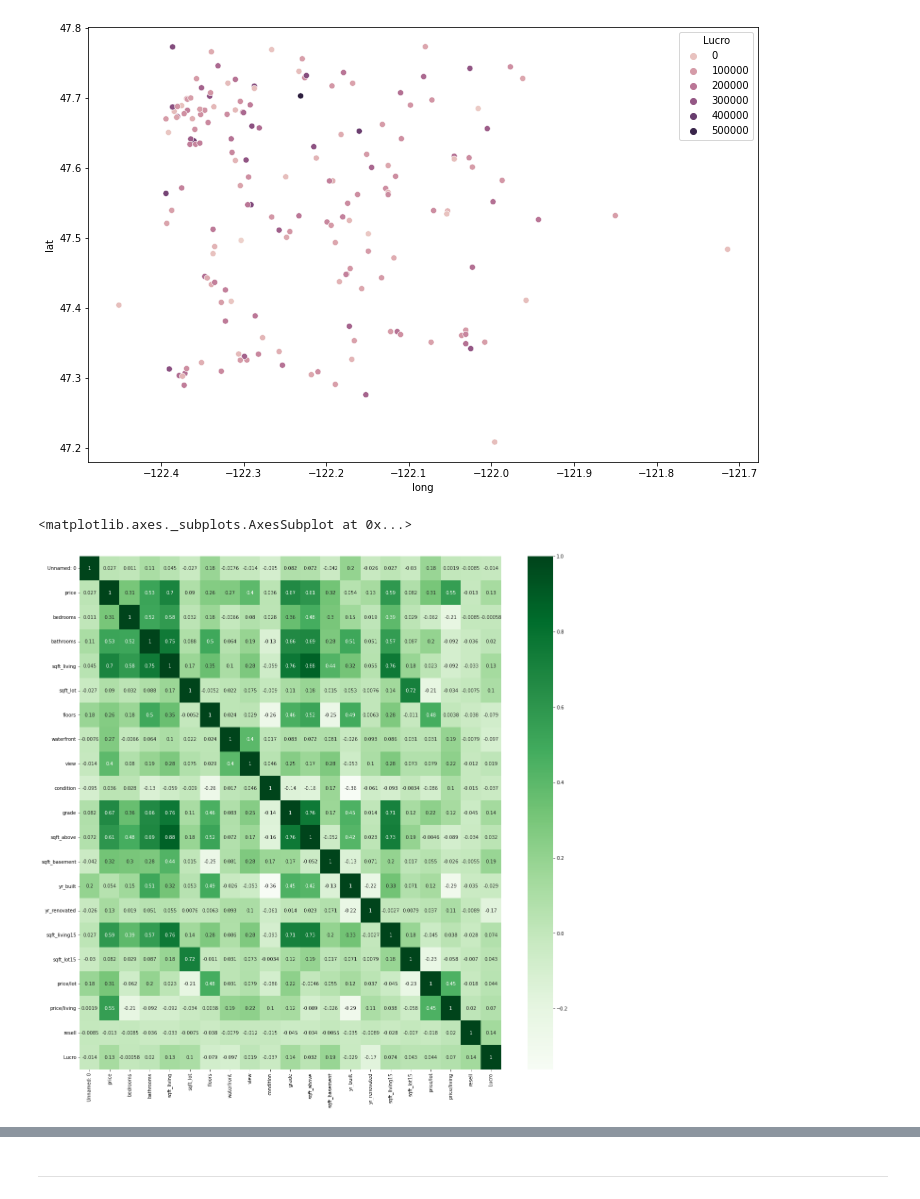
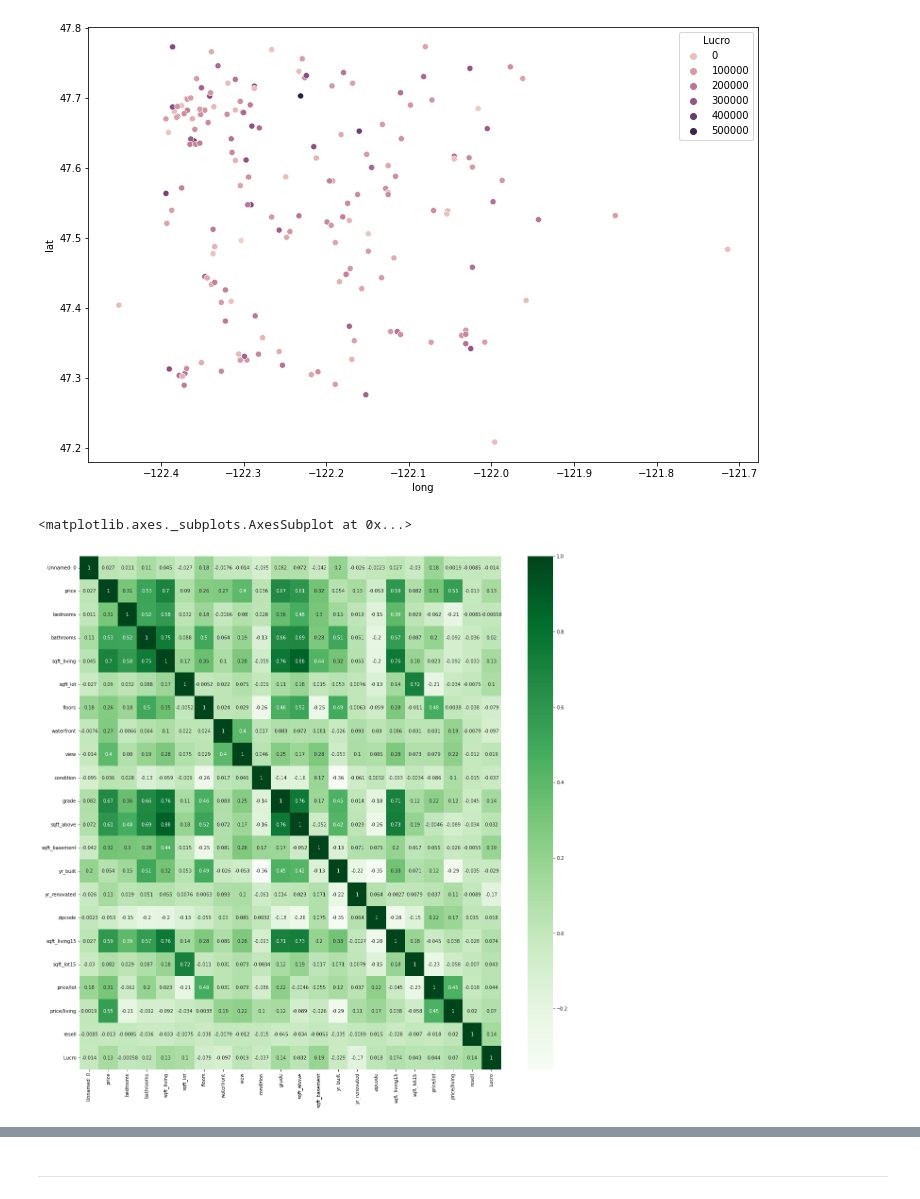
Before and after one commit to grupo21dex/deliverable-1, a Jupyter notebook: Deliverable_1_grupo_21.ipynb, the cells around one changed output, grey strips where cells are left out. Drawn from its saved outputs; the diff is of its cells as text; code cells hidden in the pictures.

```diff
--- a/Deliverable_1_grupo_21.ipynb
+++ b/Deliverable_1_grupo_21.ipynb
@@ -338,7 +342,7 @@ sns.scatterplot(x='long',y='lat',data=df_lucro,hue='Lucro')
 [figure]
 # %%
 plt.figure(figsize = (20,20))
-sns.heatmap(df_lucro.drop(['id','zipcode','lat','long','Ano da Venda','Mês da Venda'],axis = 1).corr(),  annot=True, cmap='Greens')
+sns.heatmap(df_lucro.drop(['id','lat','long','Ano da Venda','Mês da Venda'],axis = 1).corr(),  annot=True, cmap='Greens')
 # %% [output]
 <matplotlib.axes._subplots.AxesSubplot at 0x...>
-[figure, old version]
+[figure, new version]
```
Also changed, not shown: parts of 20 cells of this notebook.
